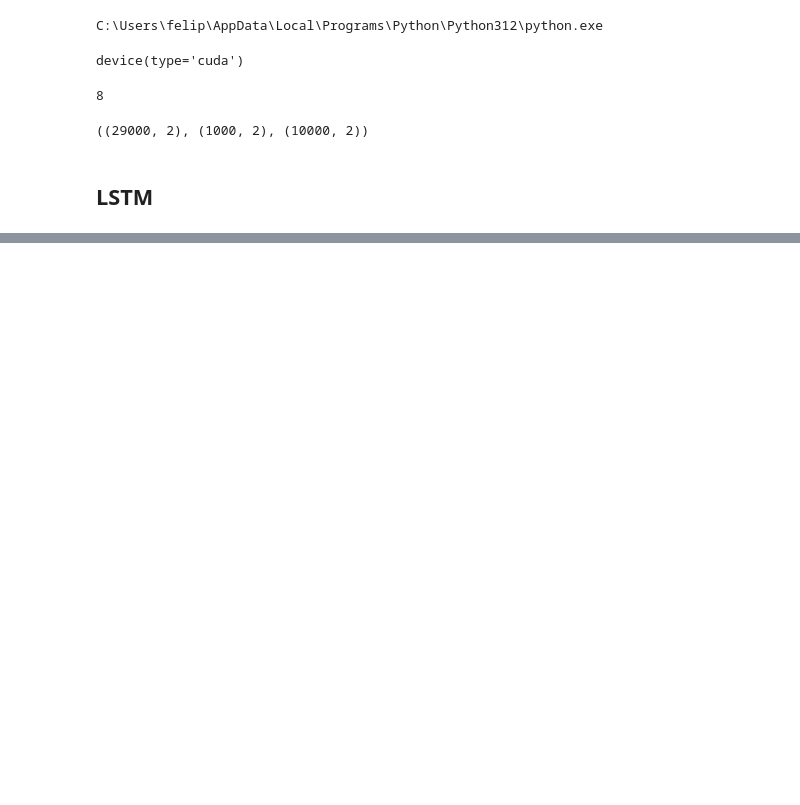
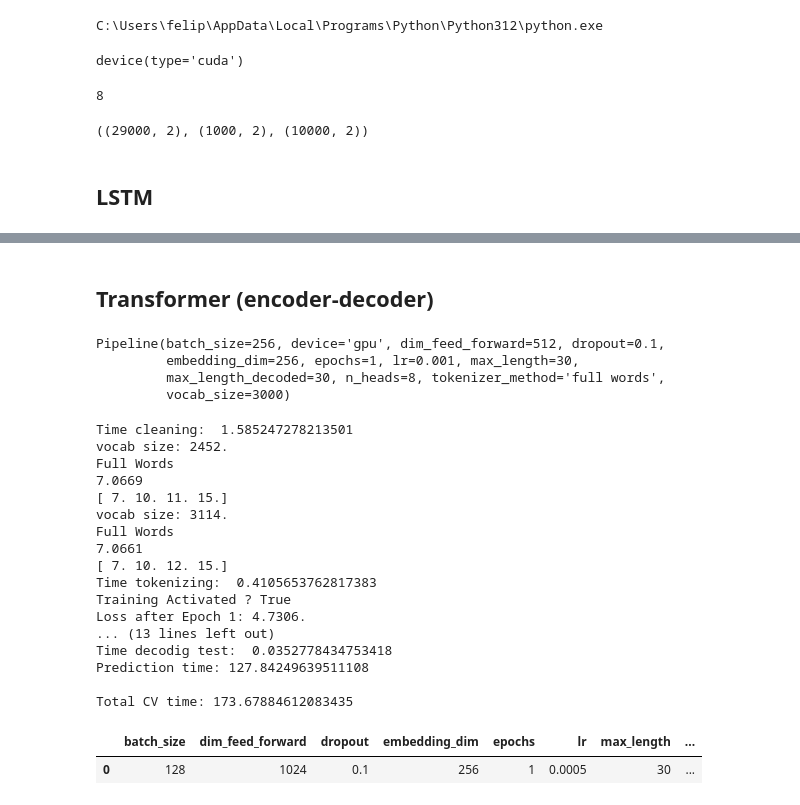
Before and after one commit to FelipeBuzato/Machine-Translation, a Jupyter notebook: notebooks/Machine Translation.ipynb, the cells around one changed output, grey strips where cells are left out. Drawn from its saved outputs; the diff is of its cells as text; code cells hidden in the pictures; blank space fills up the shorter version.

```diff
--- a/notebooks/Machine Translation.ipynb
+++ b/notebooks/Machine Translation.ipynb
@@ -172,0 +101,16 @@ Time decodig test:  0.08709025382995605
+# %% [markdown]
+## Transformer (encoder-decoder)
+# %%
+# DL Pipeline
+params = {'model_name': "Transformer", 'tokenizer_method': "full words", 'vocab_size': 3000, 'max_length': 30, 'embedding_dim': 256,
+          'n_heads': 8, 'num_encoder_layers': 2, 'num_decoder_layers': 2, 'dim_feed_forward': 512, 'dropout': 0.1, 'max_length_decoded': 30,
+          'lr': 1e-3, 'epochs': 1, 'batch_size': 256}
+params['device'] = "gpu"
+
+pipeline = Pipeline(**params)
+pipeline
+# %% [output]
+Pipeline(batch_size=256, device='gpu', dim_feed_forward=512, dropout=0.1,
+         embedding_dim=256, epochs=1, lr=0.001, max_length=30,
+         max_length_decoded=30, n_heads=8, tokenizer_method='full words',
+         vocab_size=3000)
@@ -172,0 +124,43 @@ Time decodig test:  0.08709025382995605
+# %%
+## Hyper-parameter tunning
+cv = CrossValidation(pipeline=clone(pipeline))
+
+param_grid = {
+    'tokenizer_method': ["full words"],
+    'max_length': [30],
+    'max_length_decoded': [30],
+    'vocab_size': [4000],
+    'embedding_dim': [256],
+    'n_heads': [8],
+    'num_encoder_layers': [4],
+    'num_decoder_layers': [4],
+    'dim_feed_forward': [1024],
+    'dropout': [0.1],
+    'lr': [5e-4],
+    'epochs': [1],
+    'batch_size': [128]
+}
+
+cv_trans_results, loss_curves, _ = cv.hyper_param_tune_one_fold(X_train, y_train, X_test, y_test, param_grid,
+                                                               reduced=True, train_size=10000, return_loss_curves=True)
+cv_trans_results
+# %% [output]
+Time cleaning:  1.585247278213501
+vocab size: 2452.
+Full Words
+7.0669
+[ 7. 10. 11. 15.]
+vocab size: 3114.
+Full Words
+7.0661
+[ 7. 10. 12. 15.]
+Time tokenizing:  0.4105653762817383
+Training Activated ? True
+Loss after Epoch 1: 4.7306.
+... (13 lines left out)
+Time decodig test:  0.0352778434753418
+Prediction time: 127.84249639511108
+
+Total CV time: 173.67884612083435
+|  | batch_size | dim_feed_forward | dropout | embedding_dim | epochs | lr | max_length | ... |
+| 0 | 128 | 1024 | 0.1 | 256 | 1 | 0.0005 | 30 | ... |
```
Also changed, not shown: parts of 13 cells of this notebook, 7 other files.
